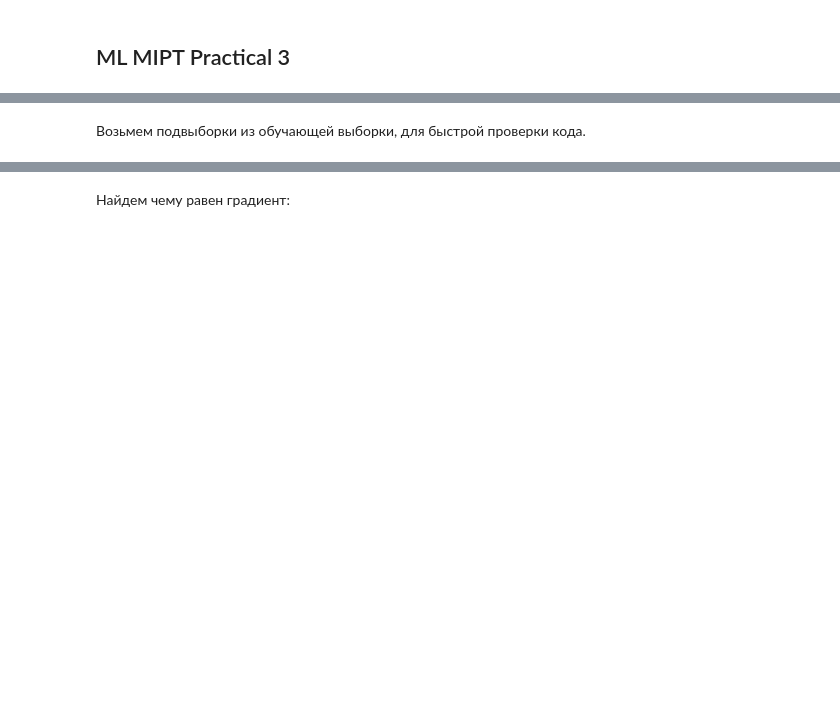
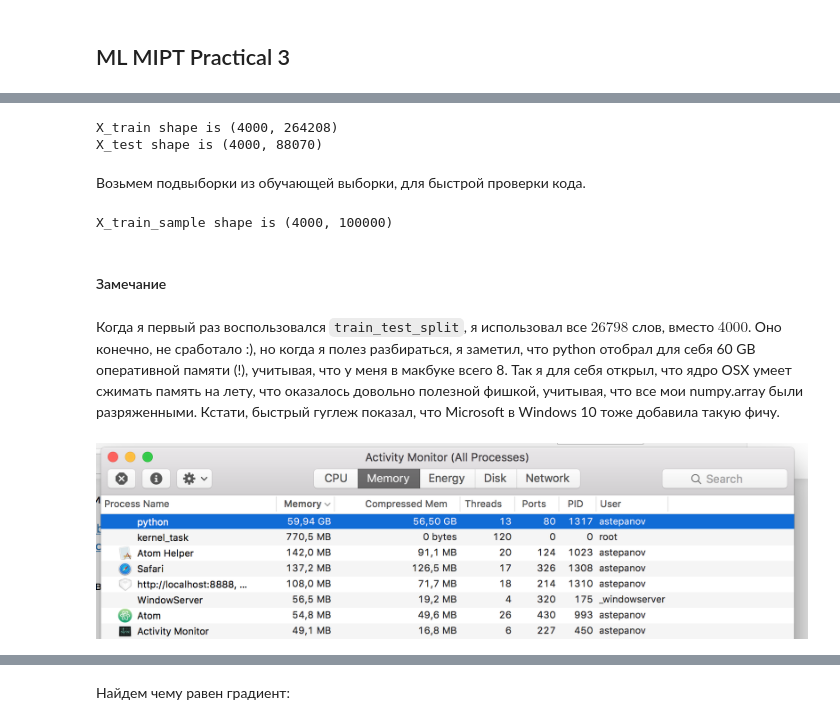
Before and after one commit to standy66/ml-spring-2016, a Jupyter notebook: hw3/practical_3.ipynb, the cells around one changed output, grey strips where cells are left out. Cells and saved outputs as stored; diff of their text form; code cells hidden in the pictures; blank space fills up the shorter version.

```diff
--- a/hw3/practical_3.ipynb
+++ b/hw3/practical_3.ipynb
@@ -96,5 +130,25 @@ score = data["Prediction"].values
+# %%
+X_train, X_test, y_train, y_test = train_test_split(documents_tfidf, score)
+X_train = X_train.T
+X_test = X_test.T
+print("X_train shape is " + str(X_train.shape))
+print("X_test shape is " + str(X_test.shape))
+# %% [output]
+X_train shape is (4000, 264208)
+X_test shape is (4000, 88070)
 # %% [markdown]
 Возьмем подвыборки из обучающей выборки, для быстрой проверки кода.
 # %%
 X_train_sample = X_train[:, 0:100000]
 y_train_sample = y_train[0:100000]
+print("X_train_sample shape is " + str(X_train_sample.shape))
+# %% [output]
+X_train_sample shape is (4000, 100000)
+# %% [markdown]
+#### Замечание
+# %% [markdown]
+Когда я первый раз воспользовался `train_test_split`, я использовал все $26798$ слов, вместо $4000$. Оно конечно, не сработало :), но когда я полез разбираться, я заметил, что python отобрал для себя 60 GB оперативной памяти (!), учитывая, что у меня в макбуке всего 8. Так я для себя открыл, что ядро OSX умеет сжимать память на лету, что оказалось довольно полезной фишкой, учитывая, что все мои numpy.array были разряженными. Кстати, быстрый гуглеж показал, что Microsoft в Windows 10 тоже добавила такую фичу.
+# %%
+Image('memory_fail.png')
+# %% [output]
+[figure, added]
```
Also changed, not shown: parts of 52 cells of this notebook, 10 other files.
